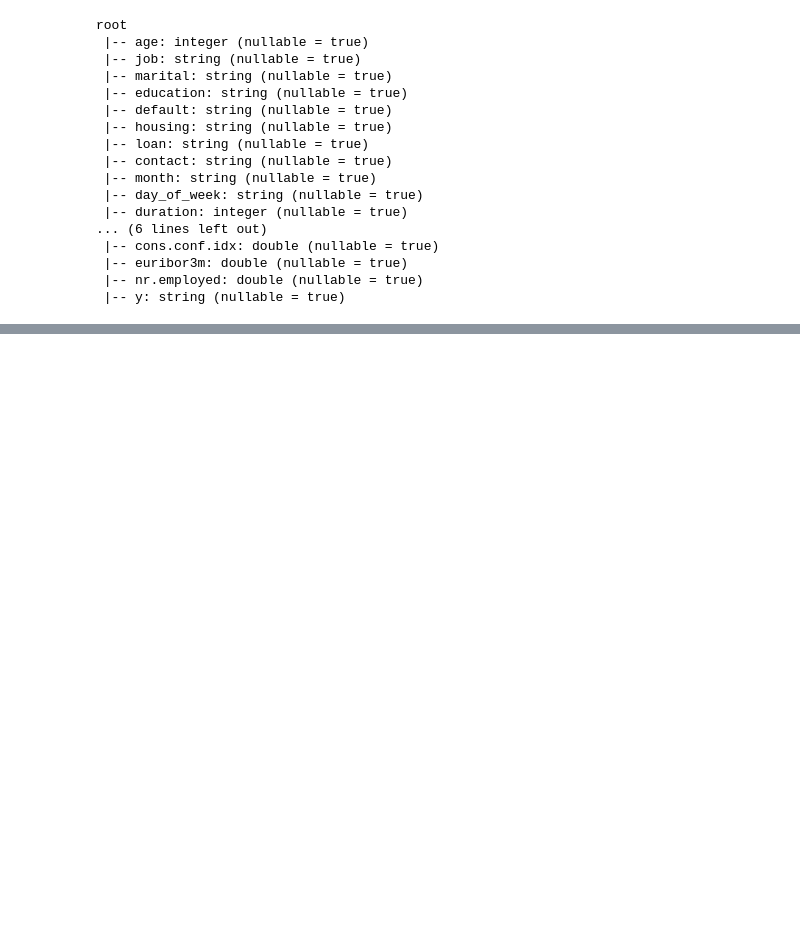
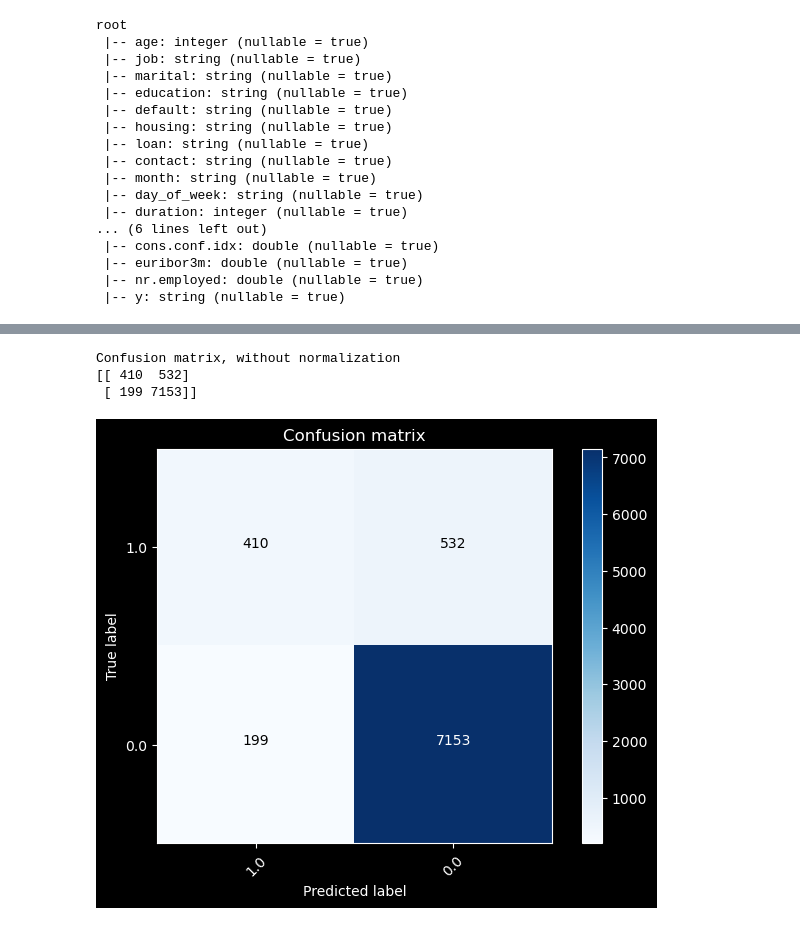
Before and after one commit to 0Architectus0/BAN5753_MiniProject2, a Jupyter notebook: script/experimentation.ipynb, the cells around one changed output, grey strips where cells are left out. Saved outputs shown, nothing was run; the diff lists cells and outputs as text; code cells hidden in the pictures; blank space fills up the shorter version.

Commit message:
model created EDA and imputation remain

```diff
--- a/script/experimentation.ipynb
+++ b/script/experimentation.ipynb
@@ -79,0 +393,3 @@ root
+# %%
+categorical_features = [t[0] for t in df3.dtypes if t[1] == 'string' and t[0] != "y"]
+categorical_features
@@ -79,0 +407,3 @@ root
+# %%
+numeric_features = [t[0] for t in df3.dtypes if t[1] != 'string']
+numeric_features
@@ -79,0 +499,4 @@ root
+# %%
+train, test = df5.randomSplit([0.8, 0.2], seed = 2018)
+print("Training Dataset Count: " + str(train.count()))
+print("Test Dataset Count: " + str(test.count()))
@@ -79,0 +515,7 @@ root
+# %%
+from pyspark.ml.classification import LogisticRegression
+lr = LogisticRegression(featuresCol = 'scaled_features', labelCol = 'label', maxIter=15)
+lrModel = lr.fit(train)
+predictions = lrModel.transform(test)
+#predictions_train = lrModel.transform(train)
+predictions.select('label', 'scaled_features', 'rawPrediction', 'prediction', 'probability').toPandas().head(5)
@@ -79,0 +601,18 @@ root
+# %%
+y_true = predictions.select("label")
+y_true = y_true.toPandas()
+
+y_pred = predictions.select("prediction")
+y_pred = y_pred.toPandas()
+
+cnf_matrix = confusion_matrix(y_true, y_pred,labels=class_names)
+#cnf_matrix
+plt.figure()
+plot_confusion_matrix(cnf_matrix, classes=class_names,
+                      title='Confusion matrix')
+plt.show()
+# %% [output]
+Confusion matrix, without normalization
+[[ 410  532]
+ [ 199 7153]]
+[figure, added]
```
Also changed, not shown: parts of 66 cells of this notebook, 3 other files.
